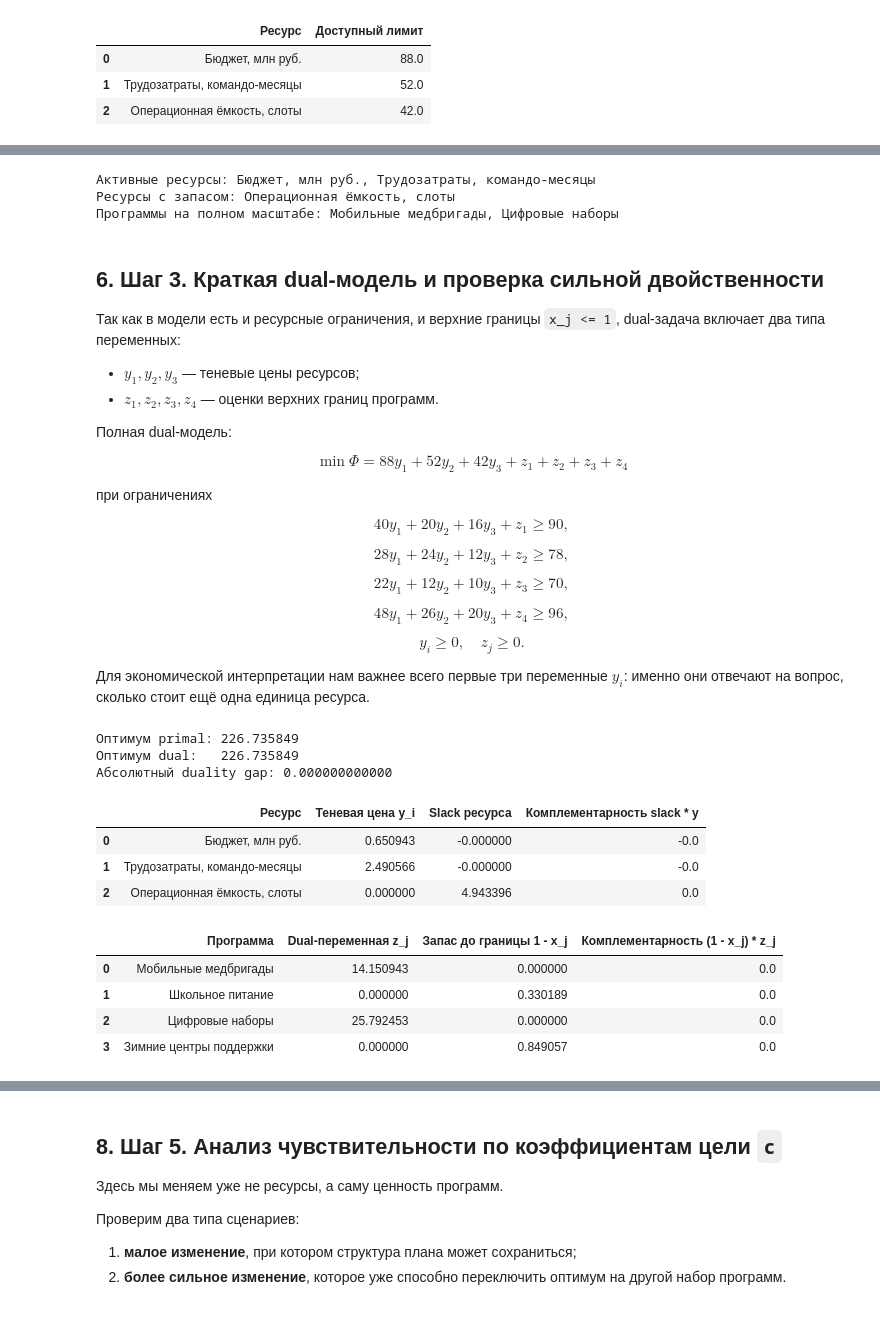
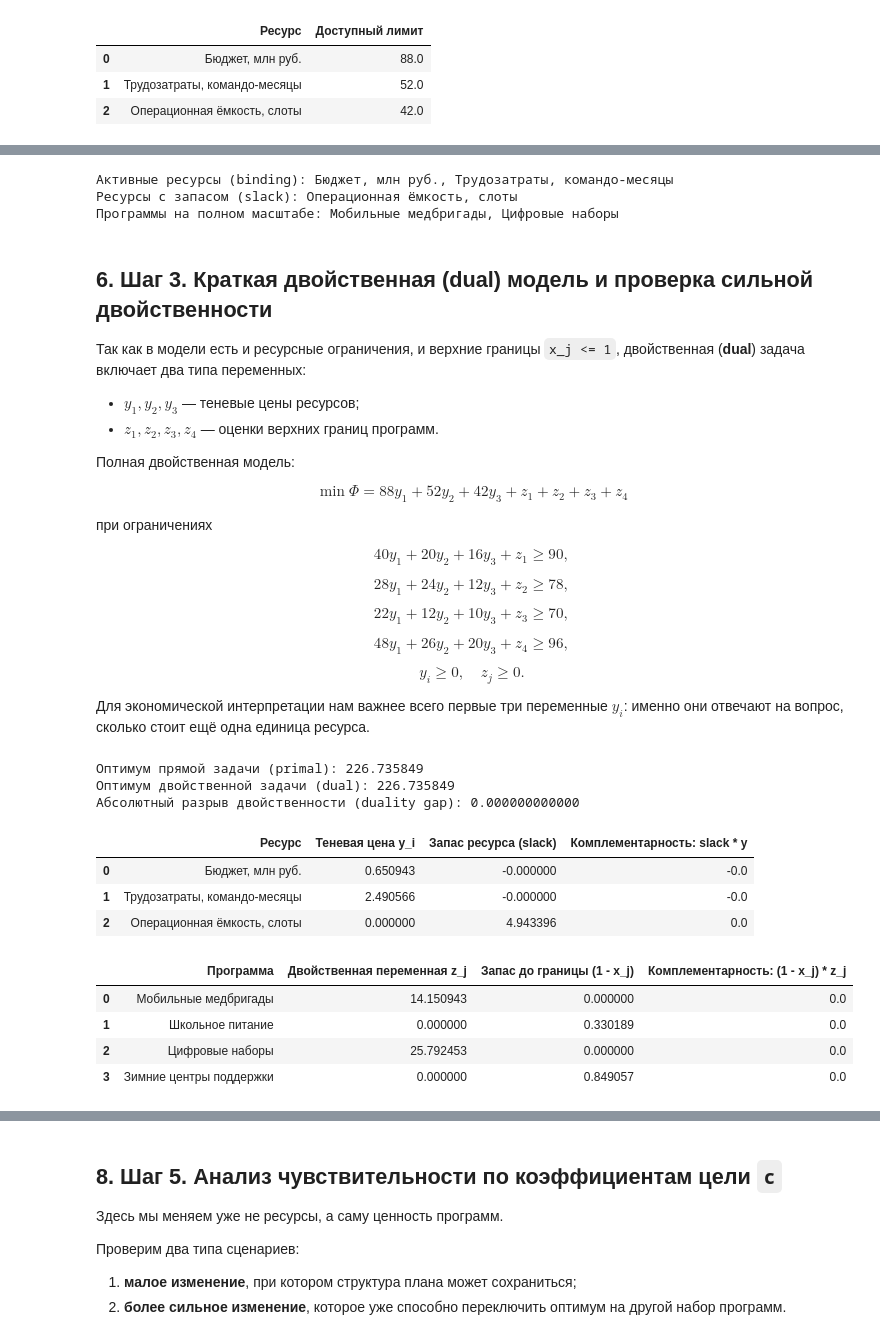
Before and after one commit to remote-worker-prof/edu-operations-research, a Jupyter notebook: 03-lab-duality-sensitivity/lab_03_duality_sensitivity.ipynb, the cells around one changed output, grey strips where cells are left out. Saved outputs shown, nothing was run; the diff lists cells and outputs as text; code cells hidden in the pictures.

```diff
--- a/03-lab-duality-sensitivity/lab_03_duality_sensitivity.ipynb
+++ b/03-lab-duality-sensitivity/lab_03_duality_sensitivity.ipynb
@@ -225,31 +244,32 @@ display(base_resources_df.round(4))
 2. есть ли ресурс, который в текущем оптимуме не лимитирует результат;
 3. какие программы дошли до верхней границы `x_j = 1`.
 # %%
-
-binding_resources = base_resources_df.loc[base_resources_df['Binding'], 'Ресурс'].tolist()
-slack_resources = base_resources_df.loc[~base_resources_df['Binding'], 'Ресурс'].tolist()
+# Этот блок переводит таблицы в короткие человеческие выводы.
+# Ожидаемый результат: сразу увидеть, какие ресурсы активны,
+# а какие ещё имеют запас, и какие программы дошли до полного масштаба.
+binding_resources = base_resources_df.loc[base_resources_df['Активно (binding)'], 'Ресурс'].tolist()
+slack_resources = base_resources_df.loc[~base_resources_df['Активно (binding)'], 'Ресурс'].tolist()
 full_scale_programs = base_allocation_df.loc[
-    np.isclose(base_allocation_df['Запас до верхней границы'], 0.0, atol=1e-9),
+    np.isclose(base_allocation_df['Запас до верхней границы (1 - x_j)'], 0.0, atol=1e-9),
     'Программа',
 ].tolist()
 
-print('Активные ресурсы:', ', '.join(binding_resources))
-print('Ресурсы с запасом:', ', '.join(slack_resources))
+print('Активные ресурсы (binding):', ', '.join(binding_resources))
+print('Ресурсы с запасом (slack):', ', '.join(slack_resources))
 print('Программы на полном масштабе:', ', '.join(full_scale_programs))
 # %% [output]
-Активные ресурсы: Бюджет, млн руб., Трудозатраты, командо-месяцы
-Ресурсы с запасом: Операционная ёмкость, слоты
+Активные ресурсы (binding): Бюджет, млн руб., Трудозатраты, командо-месяцы
+Ресурсы с запасом (slack): Операционная ёмкость, слоты
 Программы на полном масштабе: Мобильные медбригады, Цифровые наборы
 # %% [markdown]
+## 6. Шаг 3. Краткая двойственная (dual) модель и проверка сильной двойственности
 
-## 6. Шаг 3. Краткая dual-модель и проверка сильной двойственности
-
-Так как в модели есть и ресурсные ограничения, и верхние границы `x_j <= 1`, dual-задача включает два типа переменных:
+Так как в модели есть и ресурсные ограничения, и верхние границы `x_j <= 1`, двойственная (**dual**) задача включает два типа переменных:
 
 - $y_1, y_2, y_3$ — теневые цены ресурсов;
 - $z_1, z_2, z_3, z_4$ — оценки верхних границ программ.
 
-Полная dual-модель:
+Полная двойственная модель:
 
 $$
 \min \Phi = 88y_1 + 52y_2 + 42y_3 + z_1 + z_2 + z_3 + z_4
@@ -279,60 +299,72 @@ $$
 
 Для экономической интерпретации нам важнее всего первые три переменные $y_i$: именно они отвечают на вопрос, сколько стоит ещё одна единица ресурса.
 # %%
+def solve_dual(effect_vector=None, rhs_vector=None):
+    """Решает двойственную задачу для базовой модели.
 
-def solve_dual(effect_vector=None, rhs_vector=None):
+    Args:
+        effect_vector: Необязательный вектор эффектов программ.
+        rhs_vector: Необязательный вектор лимитов ресурсов.
+
+    Returns:
+        tuple: Результат решателя и полные матрицы двойственной постановки.
+    """
     effect_vector = np.array(effect if effect_vector is None else effect_vector, dtype=float)
     rhs_vector = np.array(b_resources if rhs_vector is None else rhs_vector, dtype=float)
 
+    # В полной модели сначала идут ресурсные ограничения,
+    # затем верхние границы x_j <= 1 как отдельные строки.
     A_full = np.vstack([A_resources, np.eye(len(programs))])
     b_full = np.concatenate([rhs_vector, np.ones(len(programs))])
 
+    # Для двойственной (dual) задачи используем стандартную форму минимизации.
     dual_result = linprog(
         c=b_full,
         A_ub=-A_full.T,
         b_ub=-effect_vector,
         bounds=[(0, None)] * len(b_full),
         method='highs',
     )
     if not dual_result.success:
         raise RuntimeError(dual_result.message)
     return dual_result, A_full, b_full
 
 
 dual_result, A_full, b_full = solve_dual()
 dual_objective = dual_result.fun
 dual_gap = abs(base_objective - dual_objective)
 
+# Первые три dual-переменные относятся к ресурсам, остальные — к верхним границам программ.
 resource_shadow_prices = dual_result.x[: len(resources)]
 upper_bound_prices = dual_result.x[len(resources) :]
 
 resource_shadow_df = pd.DataFrame({
     'Ресурс': resources,
     'Теневая цена y_i': resource_shadow_prices,
-    'Slack ресурса': base_resources_df['Slack'].to_numpy(),
-    'Комплементарность slack * y': base_resources_df['Slack'].to_numpy() * resource_shadow_prices,
+    'Запас ресурса (slack)': base_resources_df['Запас ресурса (slack)'].to_numpy(),
+    'Комплементарность: slack * y': base_resources_df['Запас ресурса (slack)'].to_numpy() * resource_shadow_prices,
 })
 cap_shadow_df = pd.DataFrame({
     'Программа': programs,
-    'Dual-переменная z_j': upper_bound_prices,
-    'Запас до границы 1 - x_j': 1 - base_result.x,
-    'Комплементарность (1 - x_j) * z_j': (1 - base_result.x) * upper_bound_prices,
+    'Двойственная переменная z_j': upper_bound_prices,
+    'Запас до границы (1 - x_j)': base_allocation_df['Запас до верхней границы (1 - x_j)'].to_numpy(),
+    'Комплементарность: (1 - x_j) * z_j': base_allocation_df['Запас до верхней границы (1 - x_j)'].to_numpy() * upper_bound_prices,
 })
 
-print(f'Оптимум primal: {base_objective:.6f}')
-print(f'Оптимум dual:   {dual_objective:.6f}')
-print(f'Абсолютный duality gap: {dual_gap:.12f}')
+print(f'Оптимум прямой задачи (primal): {base_objective:.6f}')
+print(f'Оптимум двойственной задачи (dual): {dual_objective:.6f}')
+print(f'Абсолютный разрыв двойственности (duality gap): {dual_gap:.12f}')
 display(resource_shadow_df.round(6))
 display(cap_shadow_df.round(6))
 # %% [output]
-Оптимум primal: 226.735849
-Оптимум dual:   226.735849
-Абсолютный duality gap: 0.000000000000
+Оптимум прямой задачи (primal): 226.735849
+Оптимум двойственной задачи (dual): 226.735849
+Абсолютный разрыв двойственности (duality gap): 0.000000000000
-|  | Ресурс | Теневая цена y_i | Slack ресурса | Комплементарность slack * y |
+|  | Ресурс | Теневая цена y_i | Запас ресурса (slack) | Комплементарность: slack * y |
 | 0 | Бюджет, млн руб. | 0.650943 | -0.000000 | -0.0 |
 | 1 | Трудозатраты, командо-месяцы | 2.490566 | -0.000000 | -0.0 |
 | 2 | Операционная ёмкость, слоты | 0.000000 | 4.943396 | 0.0 |
-|  | Программа | Dual-переменная z_j | Запас до границы 1 - x_j | Комплементарность (1 - x_j) * z_j |
+|  | Программа | Двойственная переменная z_j | Запас до границы (1 - x_j) | Комплементарность: (1 - x_j) * z_j |
 | 0 | Мобильные медбригады | 14.150943 | 0.000000 | 0.0 |
 | 1 | Школьное питание | 0.000000 | 0.330189 | 0.0 |
 | 2 | Цифровые наборы | 25.792453 | 0.000000 | 0.0 |
```
Also changed, not shown: parts of 10 cells of this notebook, 15 other files.
